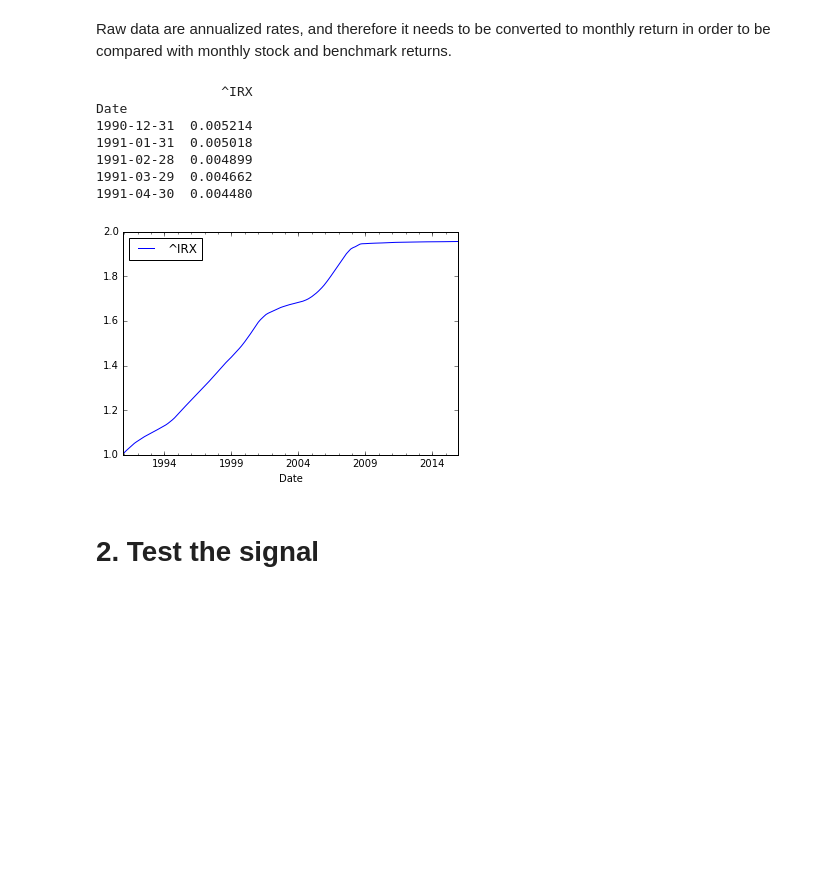
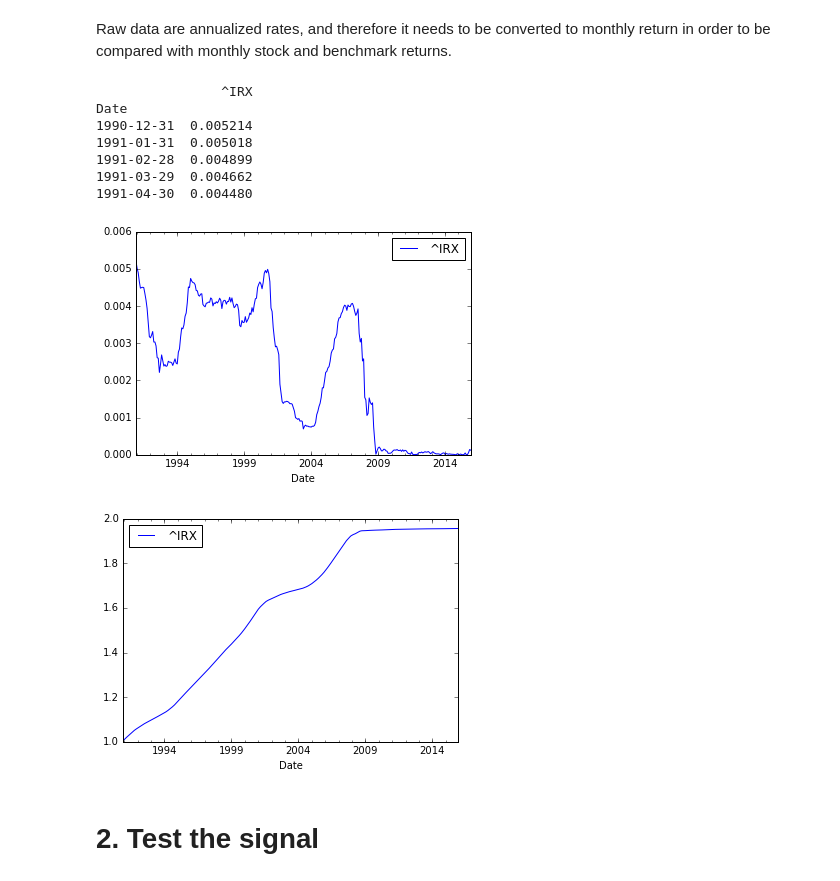
Before and after one commit to quietquanta/quant, a Jupyter notebook: Demo.ipynb, the cells around one changed output. Saved outputs shown, nothing was run; the diff lists cells and outputs as text; code cells hidden in the pictures; blank space fills up the shorter version.

```diff
--- a/Demo.ipynb
+++ b/Demo.ipynb
@@ -62,24 +62,26 @@ Raw data are annualized rates, and therefore it needs to be converted to monthly
 # %%
 rf_annualized_rate = read_from_csv( "riskfree.csv", rescale_factor = 0.01 );
 rf_annualized_rate = rf_annualized_rate.resample('BM').last();
 def deannualization_func( annual_rate, freq="M" ):
 	if freq is "M":
 		return (1+annual_rate)**(1./12) - 1
 
 rf_rate = rf_monthly_rate = rf_annualized_rate.apply( deannualization_func );
 riskfree_rate = rf_rate;
 
 print riskfree_rate.iloc[:5,:]
+riskfree_rate.plot( legend=True );
 (1 + riskfree_rate ).cumprod().plot( legend=True);
 # %% [output]
                 ^IRX
 Date
 1990-12-31  0.005214
 1991-01-31  0.005018
 1991-02-28  0.004899
 1991-03-29  0.004662
 1991-04-30  0.004480
-[figure, old version]
+[figure, new version]
+[figure, added]
 # %% [markdown]
 # 2. Test the signal
 # %% [markdown]
```
Also changed, not shown: parts of 20 cells of this notebook, 1 other file.
